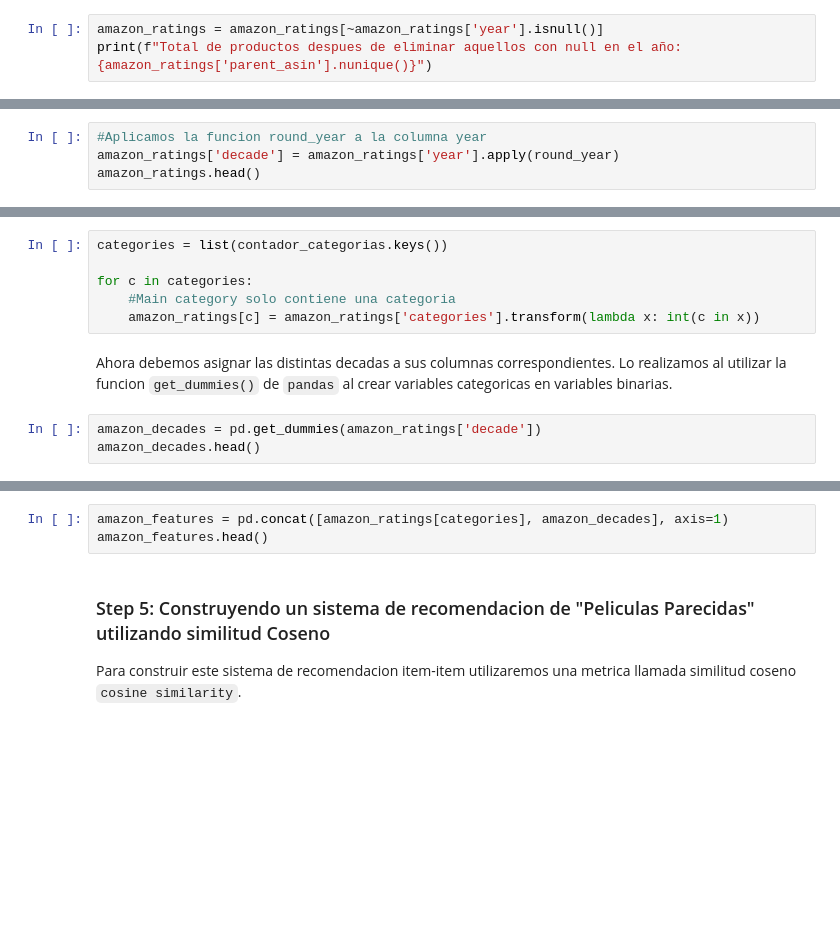
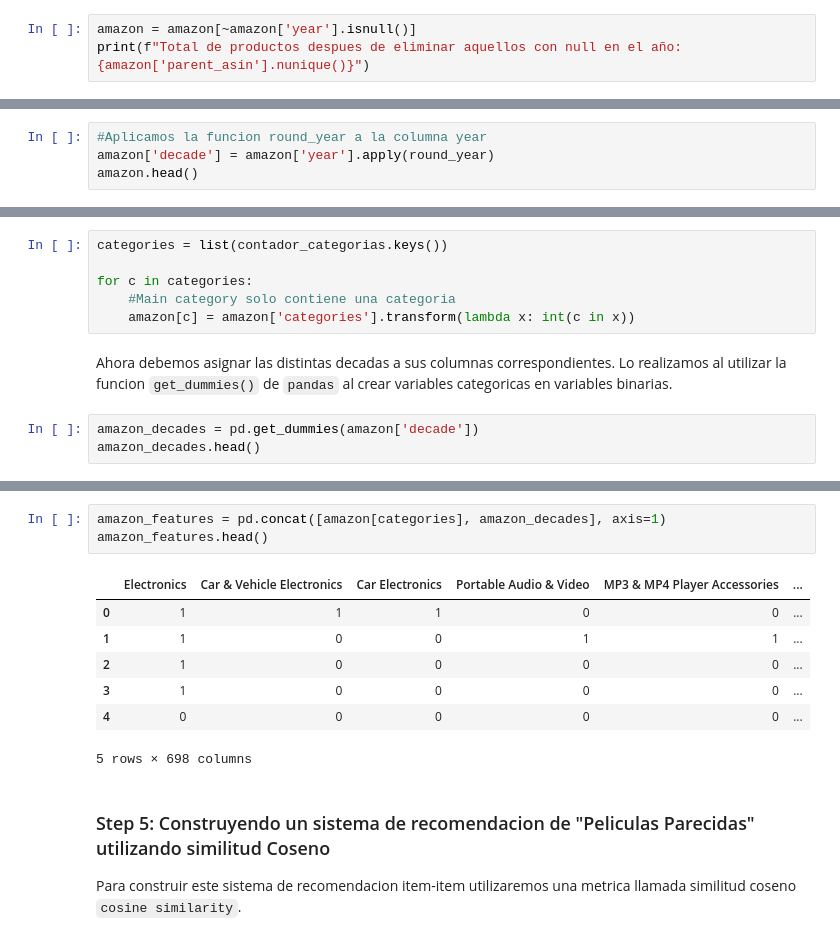
Before and after one commit to BigDataEquipo40/MNA-BigData-40, a Jupyter notebook: Proyecto_avance_2/Avance_de_proyecto_2_Actividad_Complementaria.ipynb, the cells around one changed output, grey strips where cells are left out. Saved outputs shown, nothing was run; the diff lists cells and outputs as text; blank space fills up the shorter version.

```diff
--- a/Proyecto_avance_2/Avance_de_proyecto_2_Actividad_Complementaria.ipynb
+++ b/Proyecto_avance_2/Avance_de_proyecto_2_Actividad_Complementaria.ipynb
@@ -565,6 +571,6 @@ Numero total de productos en el dataset: 1610012
 # %% [markdown]
 Limpiamos todos los productos que contengan un `null` en el año.
 # %%
-amazon_ratings = amazon_ratings[~amazon_ratings['year'].isnull()]
-print(f"Total de productos despues de eliminar aquellos con null en el año: {amazon_ratings['parent_asin'].nunique()}")
+amazon = amazon[~amazon['year'].isnull()]
+print(f"Total de productos despues de eliminar aquellos con null en el año: {amazon['parent_asin'].nunique()}")
 # %% [output]
@@ -594,6 +600,6 @@ round_year(x)
 2010
 # %%
 #Aplicamos la funcion round_year a la columna year
-amazon_ratings['decade'] = amazon_ratings['year'].apply(round_year)
-amazon_ratings.head()
+amazon['decade'] = amazon['year'].apply(round_year)
+amazon.head()
 # %% [output]
@@ -615,9 +626,9 @@ categories = list(contador_categorias.keys())
 
 for c in categories:
     #Main category solo contiene una categoria
-    amazon_ratings[c] = amazon_ratings['categories'].transform(lambda x: int(c in x))
+    amazon[c] = amazon['categories'].transform(lambda x: int(c in x))
 # %% [markdown]
 Ahora debemos asignar las distintas decadas a sus columnas correspondientes. Lo realizamos al utilizar la funcion `get_dummies()` de `pandas` al crear variables categoricas en variables binarias.
 # %%
-amazon_decades = pd.get_dummies(amazon_ratings['decade'])
+amazon_decades = pd.get_dummies(amazon['decade'])
 amazon_decades.head()
@@ -624,6 +642,14 @@ amazon_decades.head()
 # %%
-amazon_features = pd.concat([amazon_ratings[categories], amazon_decades], axis=1)
+amazon_features = pd.concat([amazon[categories], amazon_decades], axis=1)
 amazon_features.head()
+# %% [output]
+|  | Electronics | Car & Vehicle Electronics | Car Electronics | Portable Audio & Video | MP3 & MP4 Player Accessories | ... |
+| 0 | 1 | 1 | 1 | 0 | 0 | ... |
+| 1 | 1 | 0 | 0 | 1 | 1 | ... |
+| 2 | 1 | 0 | 0 | 0 | 0 | ... |
+| 3 | 1 | 0 | 0 | 0 | 0 | ... |
+| 4 | 0 | 0 | 0 | 0 | 0 | ... |
+5 rows × 698 columns
 # %% [markdown]
 ### Step 5: Construyendo un sistema de recomendacion de "Peliculas Parecidas" utilizando similitud Coseno
 
```
Also changed, not shown: parts of 24 cells of this notebook.
